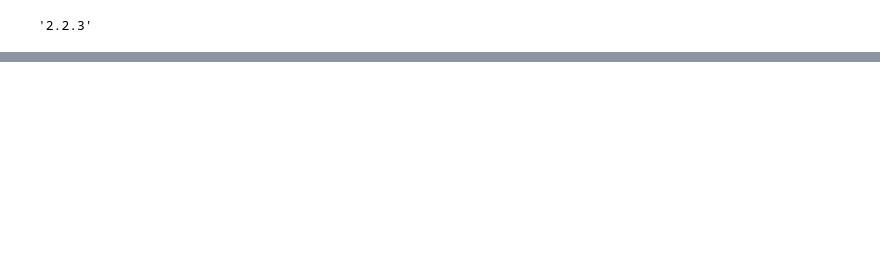
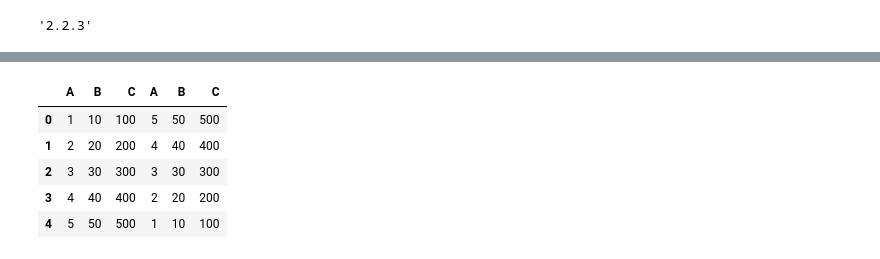
Before and after one commit to DZhang3210/pandas-intro, a Jupyter notebook: Notebook.ipynb, the cells around one changed output, grey strips where cells are left out. Drawn from its saved outputs; the diff is of its cells as text; code cells hidden in the pictures; blank space fills up the shorter version.

```diff
--- a/Notebook.ipynb
+++ b/Notebook.ipynb
@@ -29,0 +520,9 @@ pd.__version__
+# %%
+pd.concat([df1, df2], axis=1)
+# %% [output]
+|  | A | B | C | A | B | C |
+| 0 | 1 | 10 | 100 | 5 | 50 | 500 |
+| 1 | 2 | 20 | 200 | 4 | 40 | 400 |
+| 2 | 3 | 30 | 300 | 3 | 30 | 300 |
+| 3 | 4 | 40 | 400 | 2 | 20 | 200 |
+| 4 | 5 | 50 | 500 | 1 | 10 | 100 |
```
Also changed, not shown: parts of 132 cells of this notebook, 2 other files.
